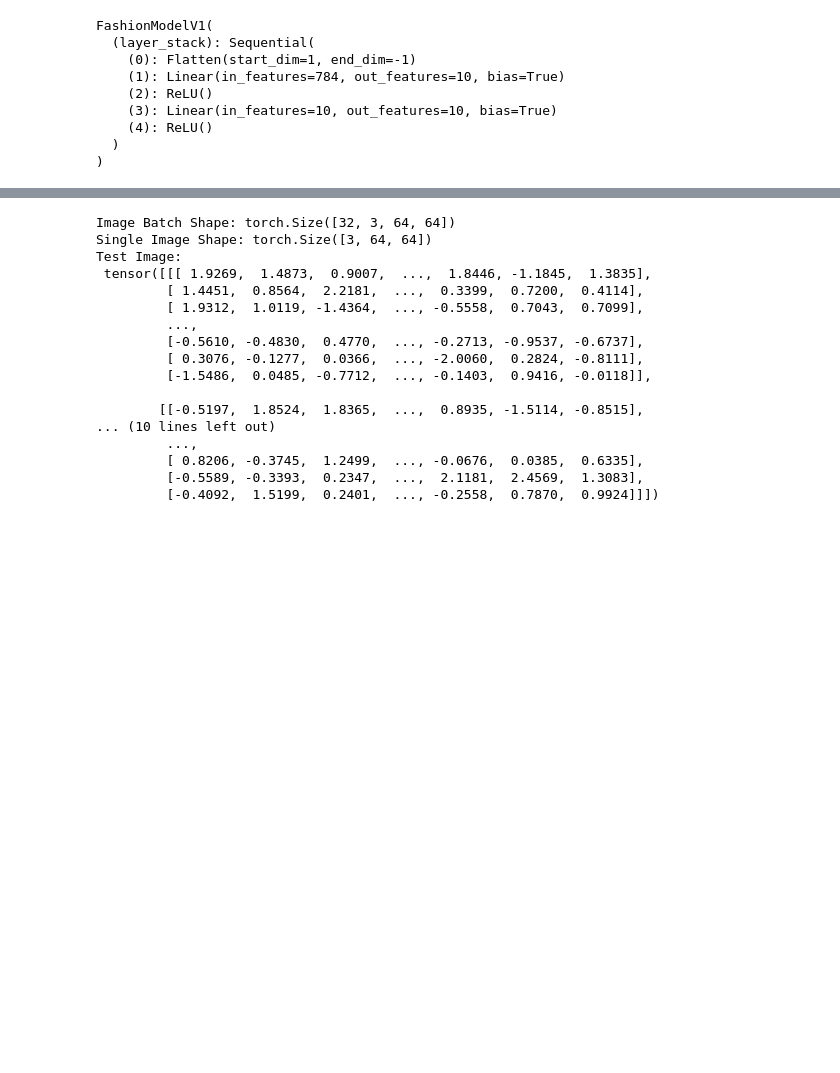
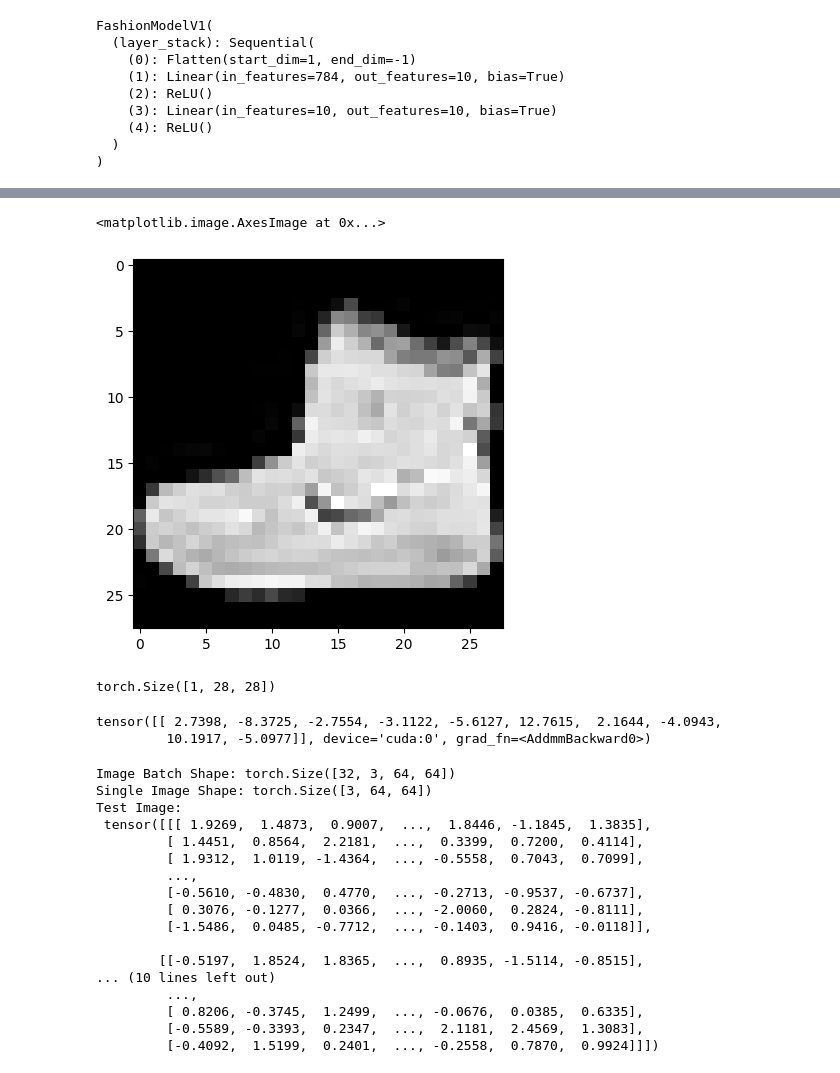
Before and after one commit to th3-riddler/PyTorch, a Jupyter notebook: es4/computerVision.ipynb, the cells around one changed output, grey strips where cells are left out. Cells and saved outputs as stored; diff of their text form; code cells hidden in the pictures; blank space fills up the shorter version.

```diff
--- a/es4/computerVision.ipynb
+++ b/es4/computerVision.ipynb
@@ -552,3 +599,19 @@ model_2 = FashionModelV2(input_shape=1,
+# %%
+plt.imshow(image.squeeze(), cmap="gray")
+# %% [output]
+<matplotlib.image.AxesImage at 0x...>
+[figure, added]
+# %%
+torch.manual_seed(42)
+rand_image_tensor = torch.randn(size=(1, 28, 28))
+rand_image_tensor.shape
+# %% [output]
+torch.Size([1, 28, 28])
+# %%
+model_2(rand_image_tensor.unsqueeze(dim=0).to(device))
+# %% [output]
+tensor([[ 2.7398, -8.3725, -2.7554, -3.1122, -5.6127, 12.7615,  2.1644, -4.0943,
+         10.1917, -5.0977]], device='cuda:0', grad_fn=<AddmmBackward0>)
 # %%
 torch.manual_seed(42)
 
```
Also changed, not shown: parts of 39 cells of this notebook, 5 other files.
